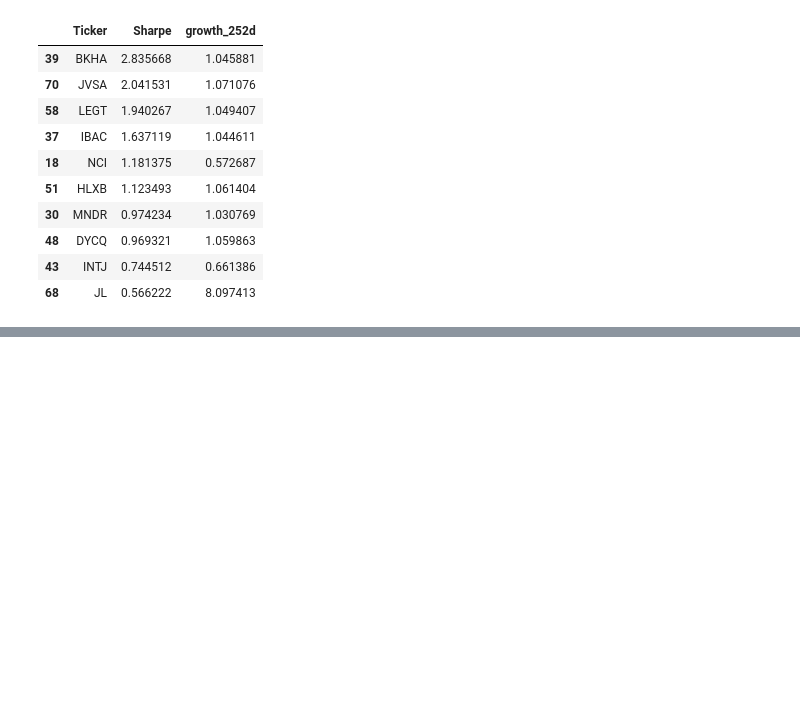
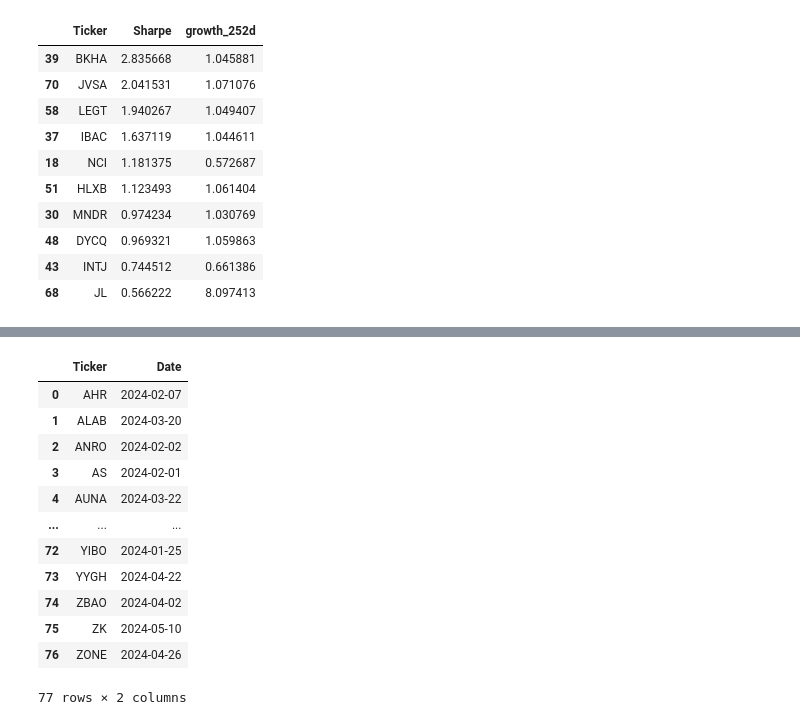
Before and after one commit to Kabalkina/stock_market_analytics_course, a Jupyter notebook: 02-dataframe-analysis/week2.ipynb, the cells around one changed output, grey strips where cells are left out. Cells and saved outputs as stored; diff of their text form; code cells hidden in the pictures; blank space fills up the shorter version.

```diff
--- a/02-dataframe-analysis/week2.ipynb
+++ b/02-dataframe-analysis/week2.ipynb
@@ -321,0 +351,19 @@ top_sharpe
+# %%
+#Determine the first trading day (min_date) for each ticker.
+
+min_date  = stocks_df.groupby('Ticker')['Date'].min().reset_index()
+min_date
+# %% [output]
+|  | Ticker | Date |
+| 0 | AHR | 2024-02-07 |
+| 1 | ALAB | 2024-03-20 |
+| 2 | ANRO | 2024-02-02 |
+| 3 | AS | 2024-02-01 |
+| 4 | AUNA | 2024-03-22 |
+| ... | ... | ... |
+| 72 | YIBO | 2024-01-25 |
+| 73 | YYGH | 2024-04-22 |
+| 74 | ZBAO | 2024-04-02 |
+| 75 | ZK | 2024-05-10 |
+| 76 | ZONE | 2024-04-26 |
+77 rows × 2 columns
```
Also changed, not shown: parts of 12 cells of this notebook.
